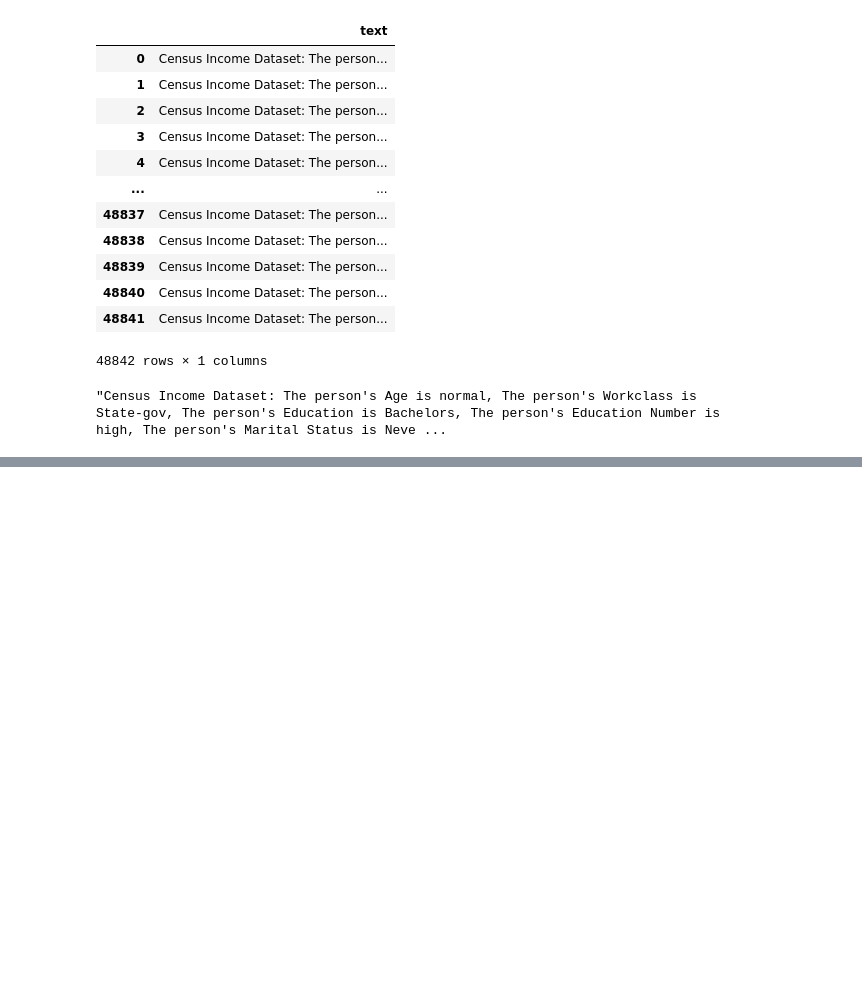
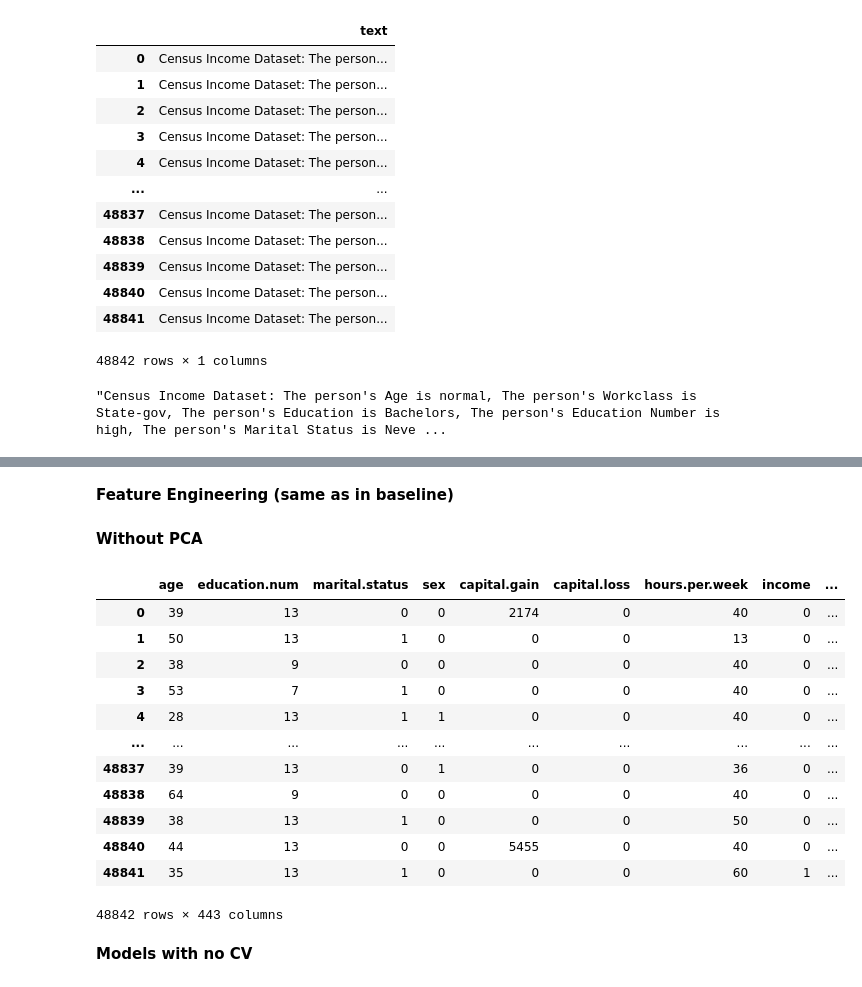
Before and after one commit to giorgiodemarchi/TabText-Experiments, a Jupyter notebook: Tabtext_model.ipynb, the cells around one changed output, grey strips where cells are left out. Drawn from its saved outputs; the diff is of its cells as text; code cells hidden in the pictures; blank space fills up the shorter version.

Commit message:
Models with embeddings concatenation

```diff
--- a/Tabtext_model.ipynb
+++ b/Tabtext_model.ipynb
@@ -393,2 +395,8 @@ first_string
 # %%
 embeddings = pd.read_csv('data/embeddings.csv')
+
+features_df = dataset.reset_index().drop(columns=["index"])
+
+dataset = features_df.copy()
+# %% [markdown]
+**Feature Engineering (same as in baseline)**
@@ -394,0 +451,24 @@ embeddings = pd.read_csv('data/embeddings.csv')
+# %%
+dataset['income']=dataset['income'].map({'<=50K': 0, '>50K': 1, '<=50K.': 0, '>50K.': 1}).astype(int)
+# %% [markdown]
+**Without PCA**
+# %%
+full_df = pd.concat([dataset, embeddings], axis=1)
+# %%
+full_df
+# %% [output]
+|  | age | education.num | marital.status | sex | capital.gain | capital.loss | hours.per.week | income | ... |
+| 0 | 39 | 13 | 0 | 0 | 2174 | 0 | 40 | 0 | ... |
+| 1 | 50 | 13 | 1 | 0 | 0 | 0 | 13 | 0 | ... |
+| 2 | 38 | 9 | 0 | 0 | 0 | 0 | 40 | 0 | ... |
+| 3 | 53 | 7 | 1 | 0 | 0 | 0 | 40 | 0 | ... |
+| 4 | 28 | 13 | 1 | 1 | 0 | 0 | 40 | 0 | ... |
+| ... | ... | ... | ... | ... | ... | ... | ... | ... | ... |
+| 48837 | 39 | 13 | 0 | 1 | 0 | 0 | 36 | 0 | ... |
+| 48838 | 64 | 9 | 0 | 0 | 0 | 0 | 40 | 0 | ... |
+| 48839 | 38 | 13 | 1 | 0 | 0 | 0 | 50 | 0 | ... |
+| 48840 | 44 | 13 | 0 | 0 | 5455 | 0 | 40 | 0 | ... |
+| 48841 | 35 | 13 | 1 | 0 | 0 | 0 | 60 | 1 | ... |
+48842 rows × 443 columns
+# %% [markdown]
+**Models with no CV**
```
Also changed, not shown: parts of 22 cells of this notebook.
